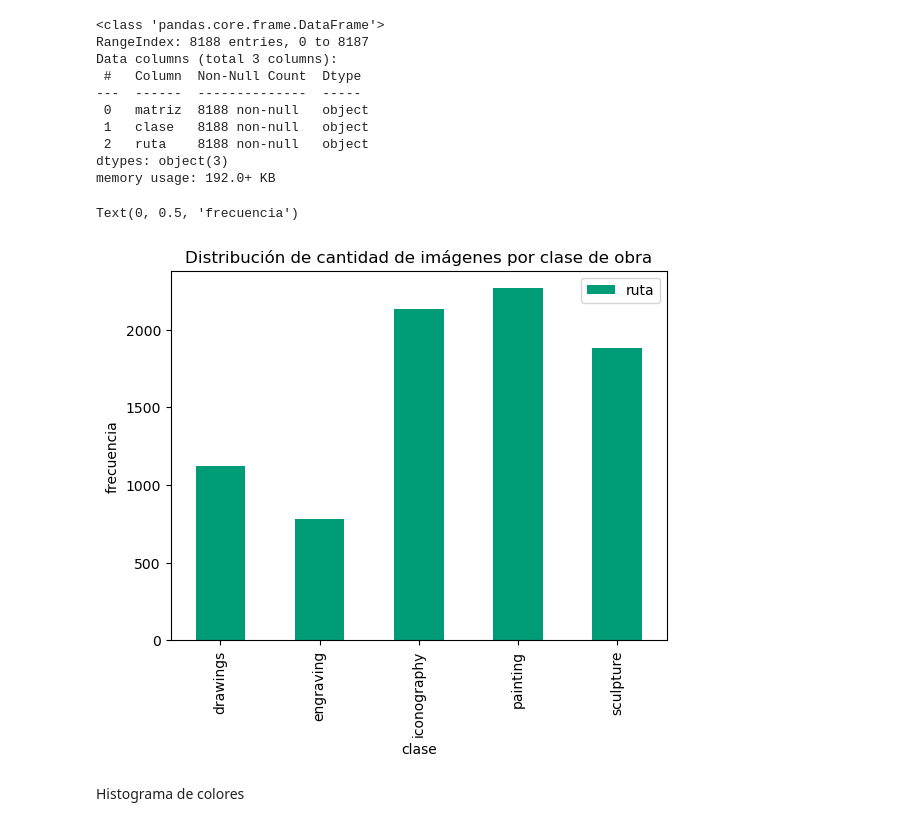
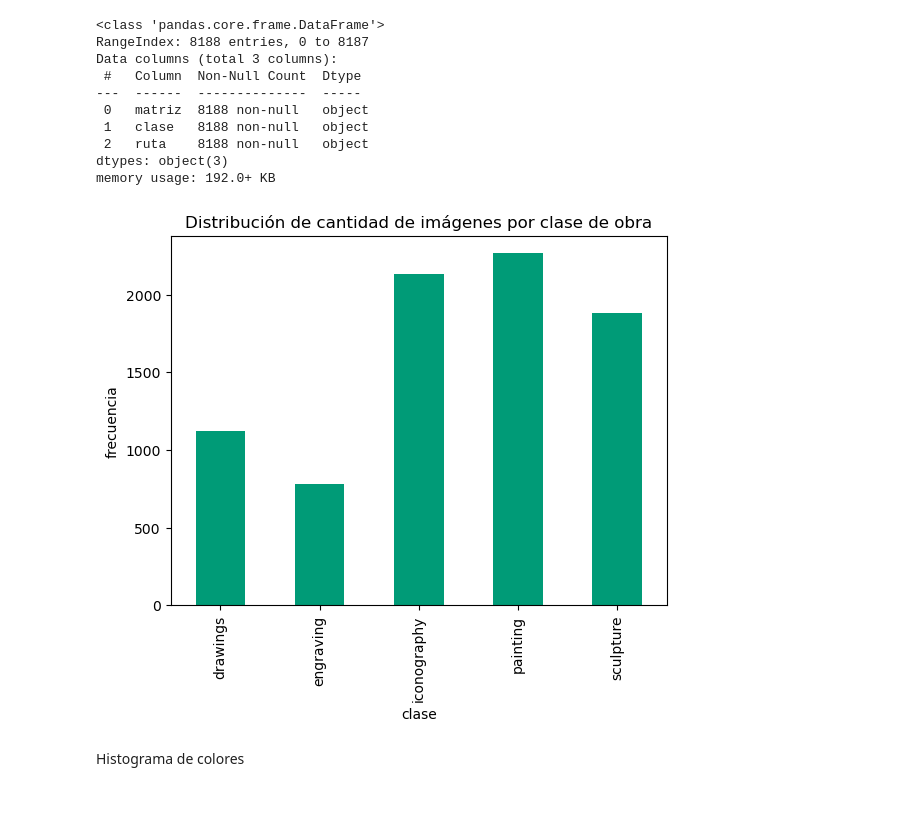
Before and after one commit to Jucajagu/DataSaurusRex, a Jupyter notebook: main.ipynb, the cells around one changed output. Drawn from its saved outputs; the diff is of its cells as text; code cells hidden in the pictures.

```diff
--- a/main.ipynb
+++ b/main.ipynb
@@ -126,12 +142,11 @@ dtypes: object(3)
 memory usage: 192.0+ KB
 # %%
 type_freq = df[['ruta', 'clase']].groupby(['clase']).count()
-type_freq.plot.bar(column='clase', color='#009B77')
+type_freq.plot.bar(column='clase', color='#009B77', legend=False)
 plt.title('Distribución de cantidad de imágenes por clase de obra')
-plt.ylabel('frecuencia')
+plt.ylabel('frecuencia');
 # %% [output]
-Text(0, 0.5, 'frecuencia')
-[figure, old version]
+[figure, new version]
 # %% [markdown]
 Histograma de colores
 # %%
```
Also changed, not shown: parts of 12 cells of this notebook, 3 other files.
